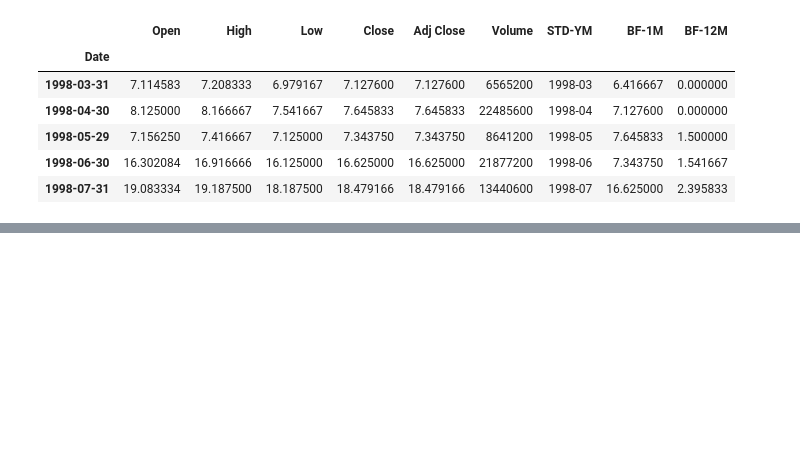
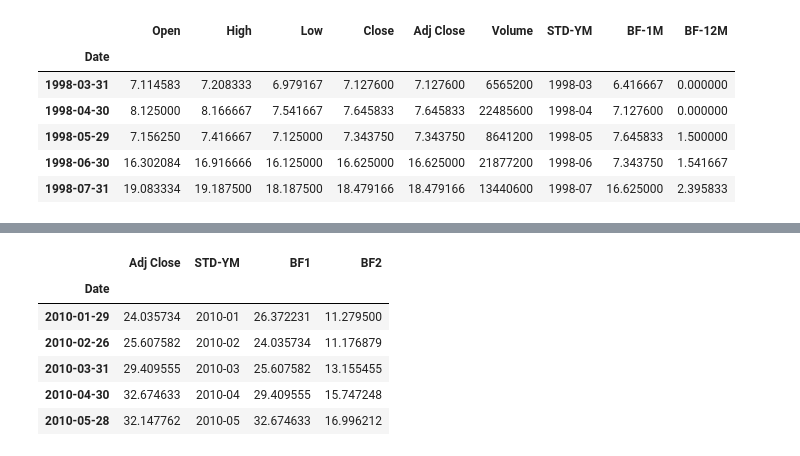
Before and after one commit to bsmoon-86/multicam_11, a Jupyter notebook: 20260528/03_momentum.ipynb, the cells around one changed output, grey strips where cells are left out. Cells and saved outputs as stored; diff of their text form; code cells hidden in the pictures; blank space fills up the shorter version.

```diff
--- a/20260528/03_momentum.ipynb
+++ b/20260528/03_momentum.ipynb
@@ -93,0 +214,2 @@ month_last_df.iloc[10: 15, ]
+# %%
+df = pd.read_csv('../csv/aapl.csv')
@@ -93,0 +220,3 @@ month_last_df.iloc[10: 15, ]
+# %%
+ym_df = create_ym(df)
+ym_df.info()
@@ -93,0 +251,26 @@ month_last_df.iloc[10: 15, ]
+# %%
+def create_month(
+        _df,
+        _start = '2010-01-01',
+        _end = datetime.now(),
+        _momentum = 12,
+        _last = 1
+):
+    # _last 값에 따라서 월말, 월초
+    if _last == 1:
+        df = _df.groupby('STD-YM').tail(1)
+    elif  _last == 0:
+        df = _df.groupby('STD-YM').head(1)
+    else :
+        return "_last의 값은 0과 1만 가능합니다"
+    # 기준이 되는 컬럼의 이름을 변수로 저장
+    col = _df.columns[0]
+    # 전월의 데이터를 BF1에 대입
+    df['BF1'] = df.shift(1)[col].fillna(0)
+    df['BF2'] = df.shift(_momentum)[col].fillna(0)
+
+    # 시작시간과 종료시간을 기준으로 데이터 필터링
+    df = df.loc[_start : _end, ]
+    return df
+# %%
+month_df = create_month(ym_df, _momentum=12)
@@ -93,0 +288,10 @@ month_last_df.iloc[10: 15, ]
+# %%
+month_df.head()
+# %% [output]
+|  | Adj Close | STD-YM | BF1 | BF2 |
+| Date |  |  |  |  |
+| 2010-01-29 | 24.035734 | 2010-01 | 26.372231 | 11.279500 |
+| 2010-02-26 | 25.607582 | 2010-02 | 24.035734 | 11.176879 |
+| 2010-03-31 | 29.409555 | 2010-03 | 25.607582 | 13.155455 |
+| 2010-04-30 | 32.674633 | 2010-04 | 29.409555 | 15.747248 |
+| 2010-05-28 | 32.147762 | 2010-05 | 32.674633 | 16.996212 |
```
Also changed, not shown: parts of 19 cells of this notebook.
